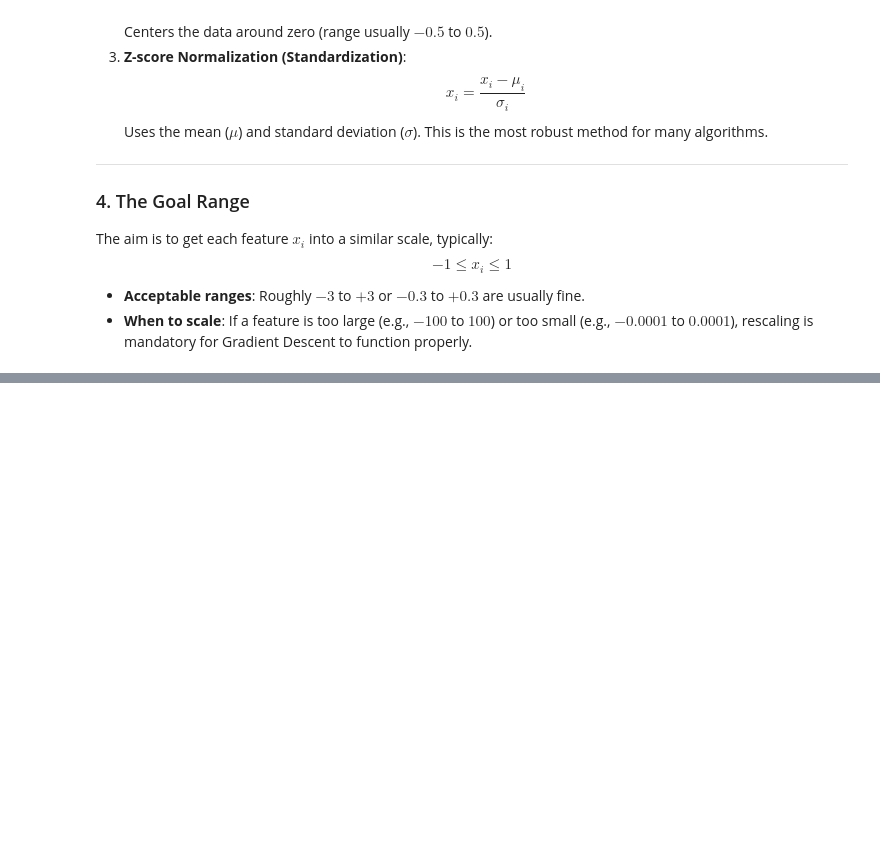
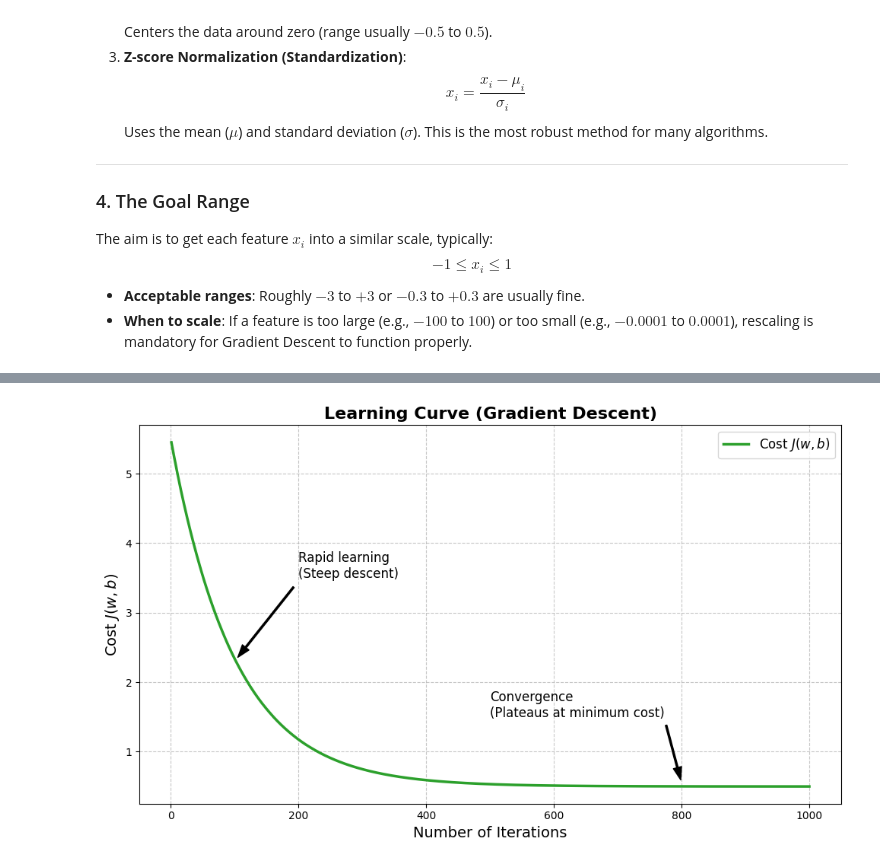
Before and after one commit to haosenhuo2006/python_learning, a Jupyter notebook: machine_learning.ipynb, the cells around one changed output, grey strips where cells are left out. Cells and saved outputs as stored; diff of their text form; code cells hidden in the pictures; blank space fills up the shorter version.

```diff
--- a/machine_learning.ipynb
+++ b/machine_learning.ipynb
@@ -263,0 +348,42 @@ $$-1 \le x_i \le 1$$
+# %%
+import numpy as np
+import matplotlib.pyplot as plt
+
+# 1. 模拟迭代次数 (x轴)
+# 假设我们进行了 1000 次梯度下降迭代
+iterations = np.arange(1, 1001)
+# 2. 模拟代价函数 J(w,b) 的下降过程 (y轴)
+# 一个健康的梯度下降通常呈现指数衰减的趋势。
+# 这里我们用指数函数模拟：随着迭代增加，代价迅速下降，最终逼近一个最小值（这里假设最小代价是 0.5）
+cost = 5 * np.exp(-0.01 * iterations) + 0.5
+
+# 3. 设置绘图区域
+plt.figure(figsize=(10, 6))
+
+# 4. 绘制学习曲线
+plt.plot(iterations, cost, color='#2ca02c', linewidth=2.5, label='Cost $J(w,b)$')
+
+# 5. 添加注释以深入解释曲线的各个阶段
+
+# 阶段一：初始的快速下降
+plt.annotate('Rapid learning\n(Steep descent)', xy=(100, 2.3), xytext=(200, 3.5),
+             arrowprops=dict(facecolor='black', shrink=0.05, width=1.5, headwidth=8),
+             fontsize=12)
+
+# 阶段二：收敛并平缓
+plt.annotate('Convergence\n(Plateaus at minimum cost)', xy=(800, 0.55), xytext=(500, 1.5),
+             arrowprops=dict(facecolor='black', shrink=0.05, width=1.5, headwidth=8),
+             fontsize=12)
+
+# 6. 设置坐标轴标签、标题和网格
+plt.title('Learning Curve (Gradient Descent)', fontsize=16, fontweight='bold')
+plt.xlabel('Number of Iterations', fontsize=14)
+plt.ylabel('Cost $J(w,b)$', fontsize=14)
+plt.grid(True, linestyle='--', alpha=0.7)
+plt.legend(fontsize=12)
+
+# 7. 优化布局并显示图形
+plt.tight_layout()
+plt.show()
+# %% [output]
+[figure, added]
```
Also changed, not shown: parts of 3 cells of this notebook, 2 other files.
